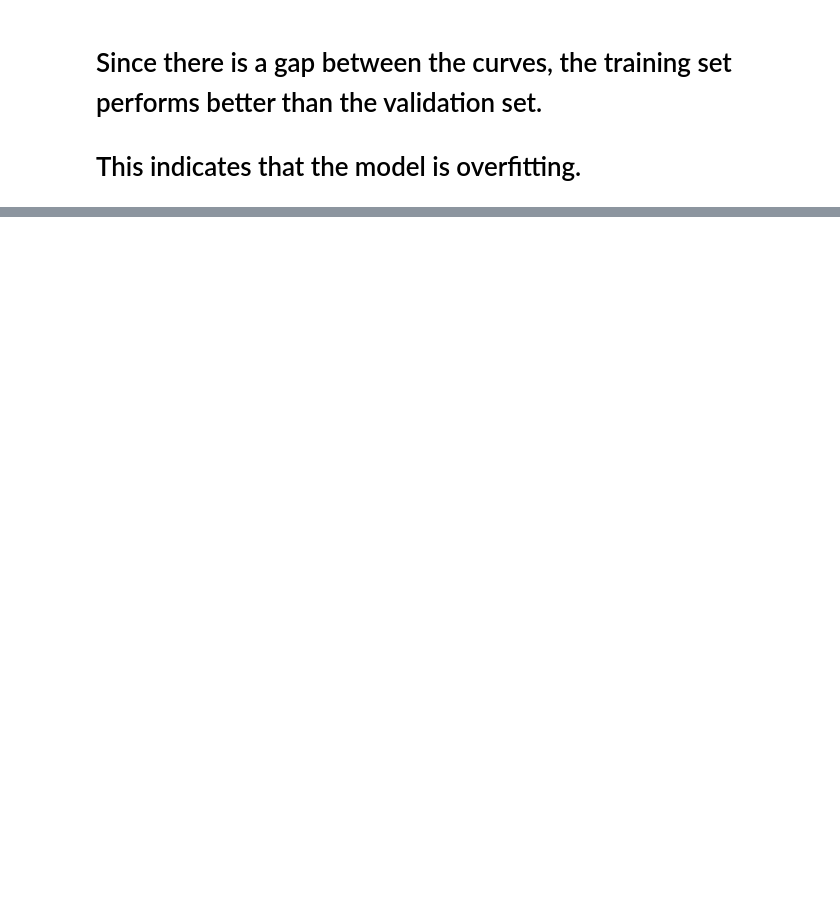
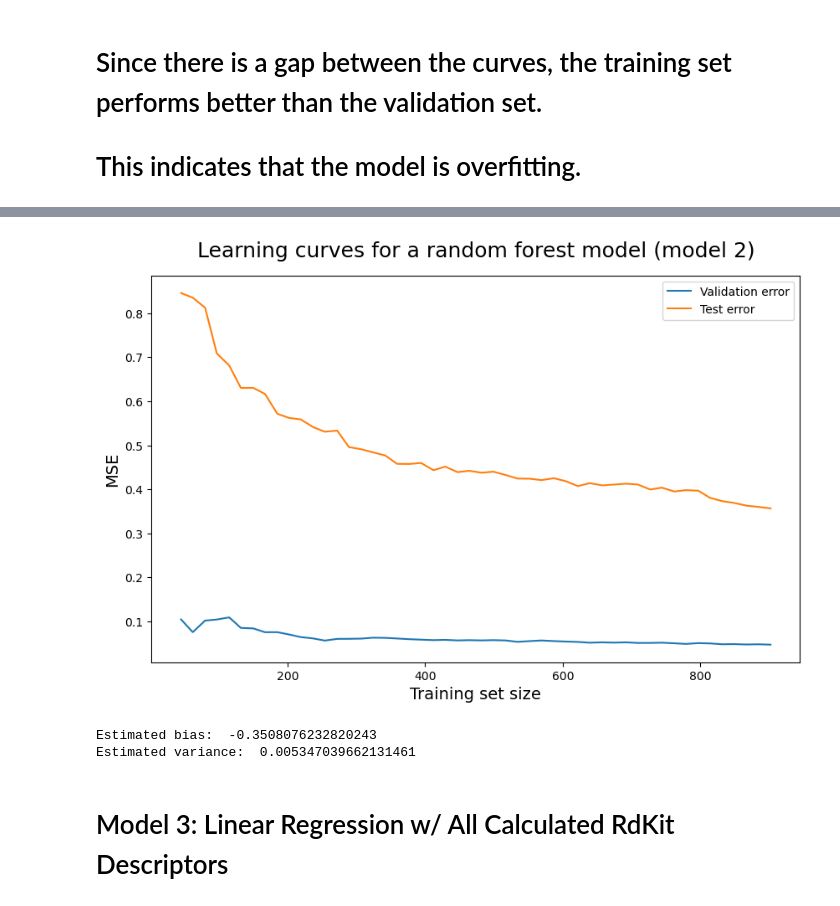
Before and after one commit to ac7407/Machine-Learning, a Jupyter notebook: Week4/HW4b-AndrewChou.ipynb, the cells around one changed output, grey strips where cells are left out. Saved outputs shown, nothing was run; the diff lists cells and outputs as text; code cells hidden in the pictures; blank space fills up the shorter version.

```diff
--- a/Week4/HW4b-AndrewChou.ipynb
+++ b/Week4/HW4b-AndrewChou.ipynb
@@ -178,0 +201,26 @@ plt.show()
+# %%
+# repeat with validation and test sets - random forest
+valid_sizes, valid_scores, test_scores = learning_curve(RandomForestRegressor(), X, y, cv=5, scoring='neg_mean_squared_error', train_sizes=np.linspace(0.05, 1.0, 50))
+valid_errors = -valid_scores.mean(axis=1)
+test_errors = -test_scores.mean(axis=1)
+
+plt.figure(figsize=(10, 6))
+plt.plot(valid_sizes, valid_errors, label='Validation error')
+plt.plot(valid_sizes, test_errors, label='Test error')
+plt.ylabel('MSE', fontsize=14)
+plt.xlabel('Training set size', fontsize=14)
+plt.title('Learning curves for a random forest model (model 2)', fontsize=18, y=1.03)
+plt.legend()
+plt.show()
+# %% [output]
+[figure, added]
+# %%
+# evaluate estimated bias and variance for random forest model
+scores = cross_val_score(RandomForestRegressor(), X, y, cv=5, scoring='neg_mean_squared_error')
+print('Estimated bias: ', np.mean(scores))
+print('Estimated variance: ', np.var(scores, ddof=1))
+# %% [output]
+Estimated bias:  -0.3508076232820243
+Estimated variance:  0.005347039662131461
+# %% [markdown]
+# Model 3: Linear Regression w/ All Calculated RdKit Descriptors
```
Also changed, not shown: parts of 24 cells of this notebook, 1 other file.
